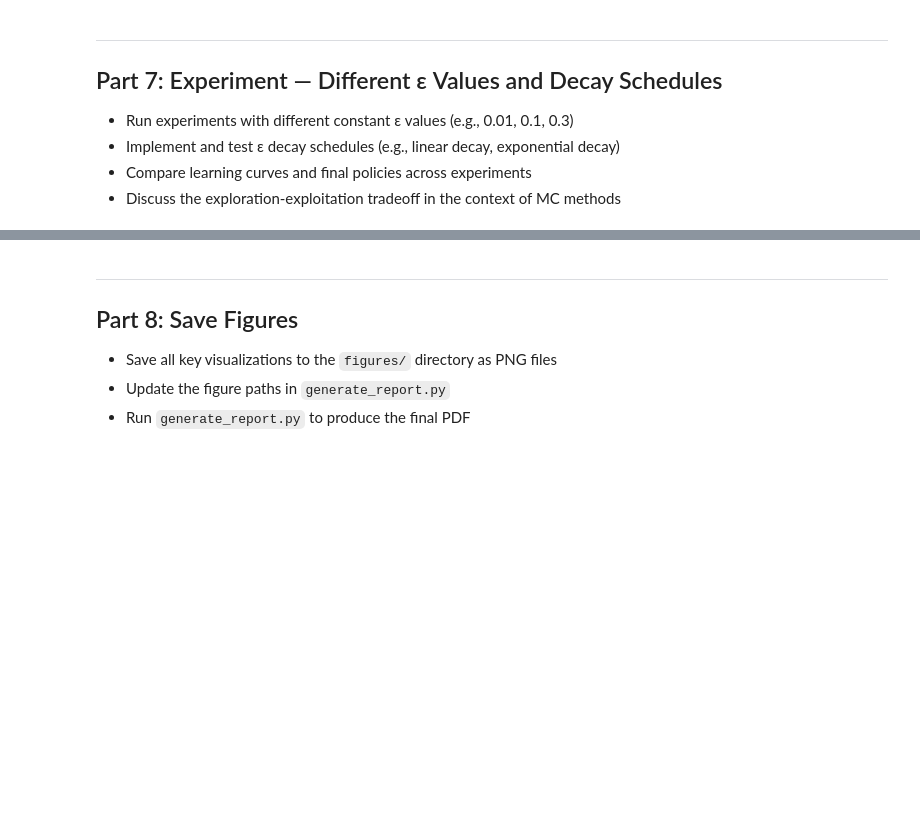
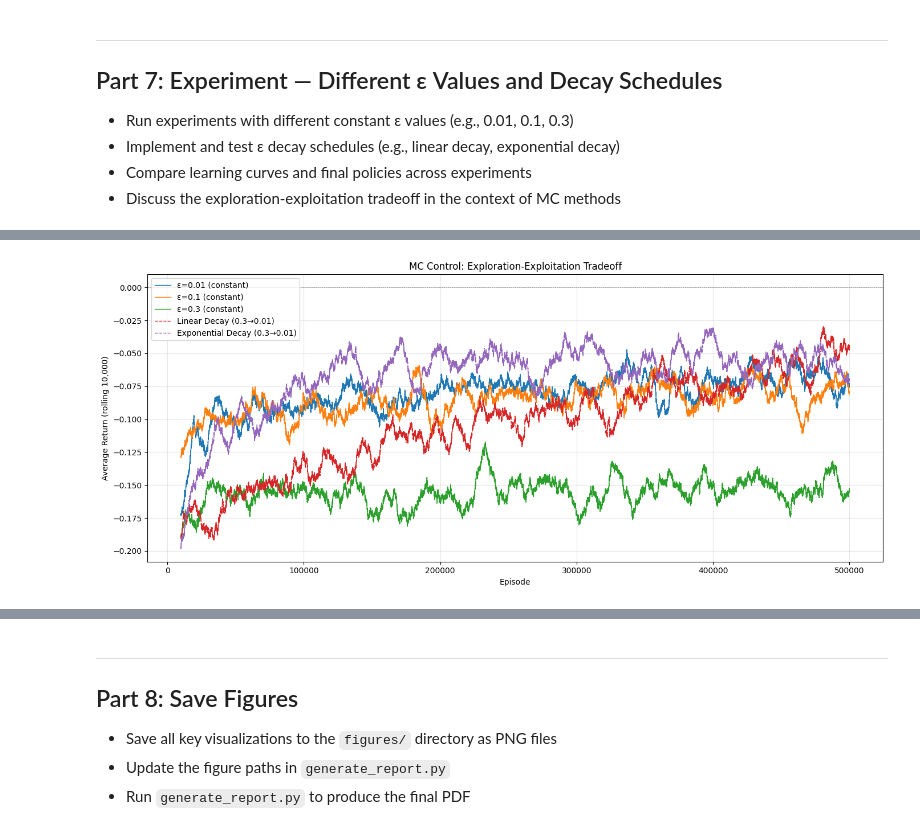
Before and after one commit to cooper-rm/monte-carlo-methods, a Jupyter notebook: lab3_monte_carlo.ipynb, the cells around one changed output, grey strips where cells are left out. Drawn from its saved outputs; the diff is of its cells as text; code cells hidden in the pictures; blank space fills up the shorter version.

```diff
--- a/lab3_monte_carlo.ipynb
+++ b/lab3_monte_carlo.ipynb
@@ -74,3 +399,102 @@
 - Implement and test ε decay schedules (e.g., linear decay, exponential decay)
 - Compare learning curves and final policies across experiments
 - Discuss the exploration-exploitation tradeoff in the context of MC methods
+# %%
+def run_mc_experiment(env, n_episodes, epsilon_schedule, gamma=1.0, seed=42):
+    """Run MC control with a given epsilon schedule.
+
+    Args:
+        env: Gymnasium environment
+        n_episodes: number of episodes to train
+        epsilon_schedule: either a float (constant) or a function(episode) -> epsilon
+        gamma: discount factor
+        seed: random seed
+
+    Returns:
+        Q: learned Q-table
+        rewards: list of per-episode rewards
+    """
+    Q_exp = defaultdict(lambda: np.zeros(2))
+    returns_sum_exp = defaultdict(lambda: np.zeros(2))
+    returns_count_exp = defaultdict(lambda: np.zeros(2))
+    rewards = []
+    rng_exp = np.random.default_rng(seed=seed)
+
+    for ep in range(n_episodes):
+        # Get epsilon for this episode
+        eps = epsilon_schedule if isinstance(epsilon_schedule, float) else epsilon_schedule(ep)
+
+        # Generate episode
+        trajectory = generate_episode(env, epsilon_greedy_policy, Q_exp, eps, rng_exp)
+        rewards.append(trajectory[-1][2])
+
+        # Backward pass — first-visit MC update
+        G = 0.0
+        visited = set()
+        for state, action, reward in reversed(trajectory):
+            G = reward + gamma * G
+            if (state, action) not in visited:
+                visited.add((state, action))
+                returns_sum_exp[state][action] += G
+                returns_count_exp[state][action] += 1
+                Q_exp[state][action] = returns_sum_exp[state][action] / returns_count_exp[state][action]
+
+    return Q_exp, rewards
+
+
+# --- Experiment 1: Constant epsilon values ---
+N_EXP = 500_000
+constant_epsilons = [0.01, 0.1, 0.3]
+constant_results = {}
+
+for eps in constant_epsilons:
+    print(f"Training with constant ε={eps}...")
+    Q_exp, rewards_exp = run_mc_experiment(env, N_EXP, eps)
+    constant_results[eps] = rewards_exp
+    print(f"  Done. Final 10k win rate: {sum(1 for r in rewards_exp[-10_000:] if r > 0) / 10_000:.3f}")
+
+# --- Experiment 2: Decay schedules ---
+def linear_decay(ep, start=0.3, end=0.01, total=N_EXP):
+    return start - (start - end) * (ep / total)
+
+def exponential_decay(ep, start=0.3, decay_rate=8.0 / 500_000):
+    return max(0.01, start * np.exp(-decay_rate * ep))
+
+decay_schedules = {
+    "Linear Decay (0.3→0.01)": linear_decay,
+    "Exponential Decay (0.3→0.01)": exponential_decay,
+}
+decay_results = {}
+
+for name, schedule in decay_schedules.items():
+    print(f"Training with {name}...")
+    Q_exp, rewards_exp = run_mc_experiment(env, N_EXP, schedule)
+    decay_results[name] = rewards_exp
+    print(f"  Done. Final 10k win rate: {sum(1 for r in rewards_exp[-10_000:] if r > 0) / 10_000:.3f}")
+
+# --- Plot all learning curves together ---
+fig, ax = plt.subplots(figsize=(14, 6))
+window = 10_000
+
+for eps, rewards in constant_results.items():
+    arr = np.array(rewards, dtype=float)
+    cumsum = np.cumsum(arr)
+    rolling = (cumsum[window:] - cumsum[:-window]) / window
+    ax.plot(np.arange(window, len(rewards)), rolling, label=f"ε={eps} (constant)", linewidth=1.0)
+
+for name, rewards in decay_results.items():
+    arr = np.array(rewards, dtype=float)
+    cumsum = np.cumsum(arr)
+    rolling = (cumsum[window:] - cumsum[:-window]) / window
+    ax.plot(np.arange(window, len(rewards)), rolling, label=name, linewidth=1.0, linestyle='--')
+
+ax.set_xlabel("Episode")
+ax.set_ylabel(f"Average Return (rolling {window:,})")
+ax.set_title("MC Control: Exploration-Exploitation Tradeoff")
+ax.axhline(y=0, color='gray', linestyle='--', linewidth=0.5)
+ax.legend()
+ax.grid(True, alpha=0.3)
+plt.tight_layout()
+plt.show()
+fig_experiment = fig
+# %% [output]
@@ -76,0 +511 @@
+[figure, added]
```
Also changed, not shown: parts of 10 cells of this notebook, 8 other files.
